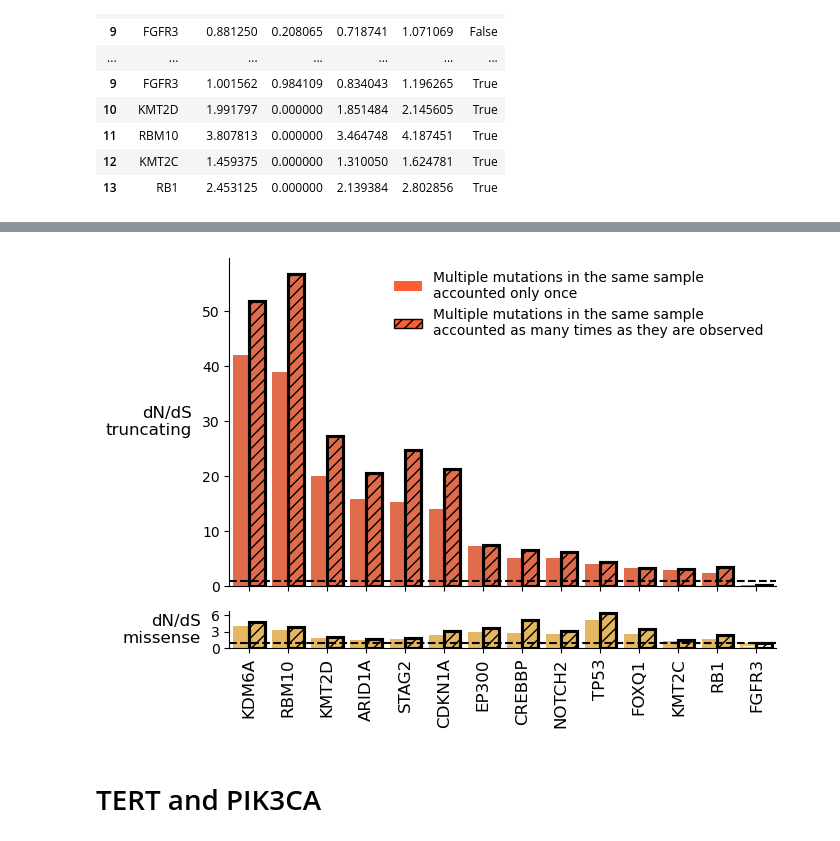
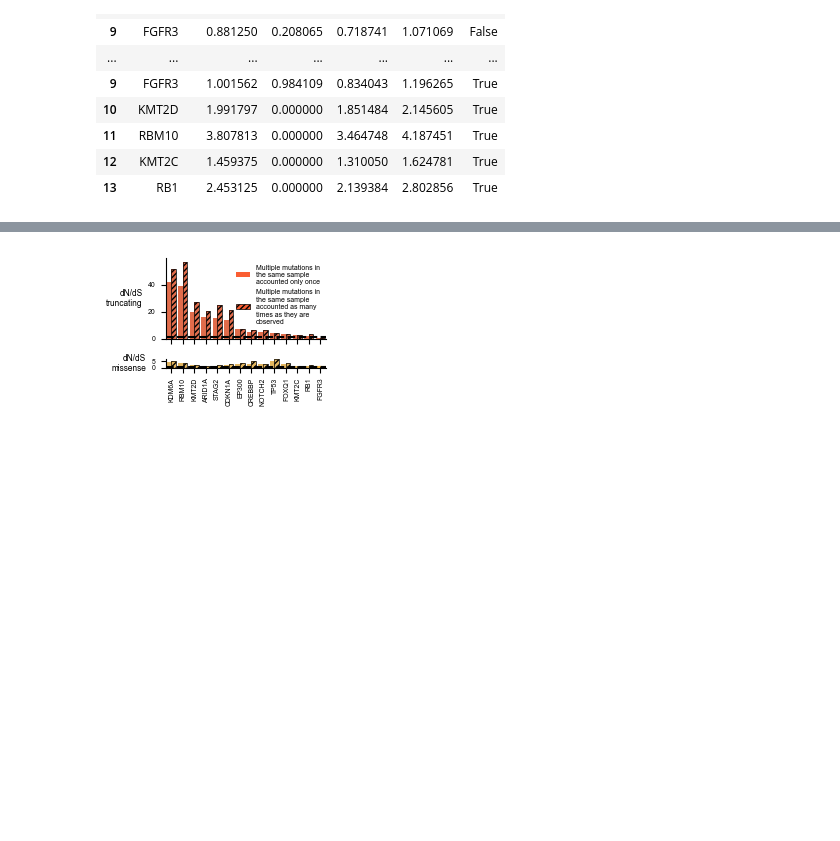
Before and after one commit to bbglab/normal_bladder_paper, a Jupyter notebook: extended/extended4/ExtendedFig4f_single_vs_multi.ipynb, the cells around one changed output, grey strips where cells are left out. Cells and saved outputs as stored; diff of their text form; code cells hidden in the pictures; blank space fills up the shorter version.

Commit message:
extended 4 first tests

```diff
--- a/extended/extended4/ExtendedFig4f_single_vs_multi.ipynb
+++ b/extended/extended4/ExtendedFig4f_single_vs_multi.ipynb
@@ -5,8 +5,6 @@ import pandas as pd
 import os, sys
 import numpy as np
 import matplotlib.pyplot as plt
-import matplotlib
-matplotlib.rcParams['pdf.fonttype']=42
 import seaborn as sns
 from matplotlib.patches import Patch
 # %%
@@ -337,6 +335,6 @@ plt.show()
 # %%
 # Create the figure and subplots
-fig, (ax1, ax2) = plt.subplots(2, 1, figsize=(7, 5), gridspec_kw={'height_ratios': [omega_truncating_all['omega_trunc'].max(),
+fig, (ax1, ax2) = plt.subplots(2, 1, figsize=(2.5, 1.78), gridspec_kw={'height_ratios': [omega_truncating_all['omega_trunc'].max(),
                                                                                     omega_missense_all['omega_mis'].max()
                                                                                    ]})
 
@@ -383,15 +381,18 @@ sns.barplot(data=omega_truncating_all[omega_truncating_all['multi'] == True], x=
                       },
             dodge = True,
             edgecolor = 'black',
-            hatch = '///'
+            hatch = "//////",
+            linewidth = 0.5
            )
 
 
 ax1.set_xlabel('')
-ax1.set_ylabel('dN/dS\ntruncating', fontsize = 12, rotation = 0, labelpad=7, verticalalignment = 'center',
+ax1.set_ylabel('dN/dS\ntruncating',
+                  #fontsize = 12,
+                  rotation = 0, verticalalignment = 'center',
                horizontalalignment = 'right')
-ax1.set_yticks([0,10,20,30,40,50])
-ax1.set_yticklabels([0,10,20,30,40,50])
+# ax1.set_yticks([0,10,20,30,40,50])
+# ax1.set_yticklabels([0,10,20,30,40,50])
 ax1.set_xticklabels([])  # Hide x-axis labels on the middle plot
 ax1.axhline(1, color='black', linestyle='--')
 
@@ -447,46 +448,48 @@ sns.barplot(data=omega_missense_all[omega_missense_all['multi'] == True], x='GEN
             legend = False,
             dodge = True,
             edgecolor = 'black',
-            hatch = '///'
+            hatch = "//////",
+            linewidth = 0.5
            )
 
 ax2.set_xlabel('')
-ax2.set_ylabel('dN/dS\nmissense', fontsize = 12, rotation = 0, labelpad=7, verticalalignment = 'center',
+ax2.set_ylabel('dN/dS\nmissense',
+                  #fontsize = 12,
+                  rotation = 0, verticalalignment = 'center',
                horizontalalignment = 'right')
-ax2.set_yticks([0,3,6])
-ax2.set_yticklabels([0,3,6])
+# ax2.set_yticks([0,3,6])
+# ax2.set_yticklabels([0,3,6])
 
 ax2.set_xticklabels([])  # Hide x-axis labels on the upper plot
 ax2.axhline(1, color='black', linestyle='--')
 # Remove top and right spines
 ax2.spines['top'].set_visible(False)
 ax2.spines['right'].set_visible(False)
 
 ax2.set_xticks(range(len(gene_order)))
-ax2.set_xticklabels(gene_order, fontsize = 12, rotation=90)
+ax2.set_xticklabels(gene_order, rotation=90)
 
 
 
 # Custom legend
 legend_elements = [
     Patch(facecolor=metrics_colors_dictionary["omega_trunc"], edgecolor=None,
           # label="Expanded clones"
-          label="Multiple mutations in the same sample\naccounted only once"
+          label="Multiple mutations in\nthe same sample\naccounted only once"
          ),
-    Patch(facecolor=metrics_colors_dictionary["omega_trunc"], edgecolor="black", hatch="///",
+    Patch(facecolor=metrics_colors_dictionary["omega_trunc"], edgecolor="black", hatch="//////",
           # label="Independent mutations"
-          label="Multiple mutations in the same sample\naccounted as many times as they are observed"
+          label="Multiple mutations in\nthe same sample\naccounted as many\ntimes as they are\nobserved",
+          linewidth = 0.5
          )
 ]
-ax1.legend(handles=legend_elements, frameon=False, loc="upper right", fontsize=10)
+ax1.legend(handles=legend_elements, frameon=False, loc="upper right")
 
 
 plt.tight_layout()
 
-plt.savefig(f"plots/ExtendedFig4f.png", bbox_inches='tight', dpi = 300)
+plt.savefig(f"plots/ExtendedFig4f.pdf", bbox_inches='tight', dpi = 300)
 
 plt.show()
 # %% [output]
-[figure, old version]
+[figure, new version]
-# %% [markdown]
-# TERT and PIK3CA
```
Also changed, not shown: parts of 10 cells of this notebook, 11 other files.
